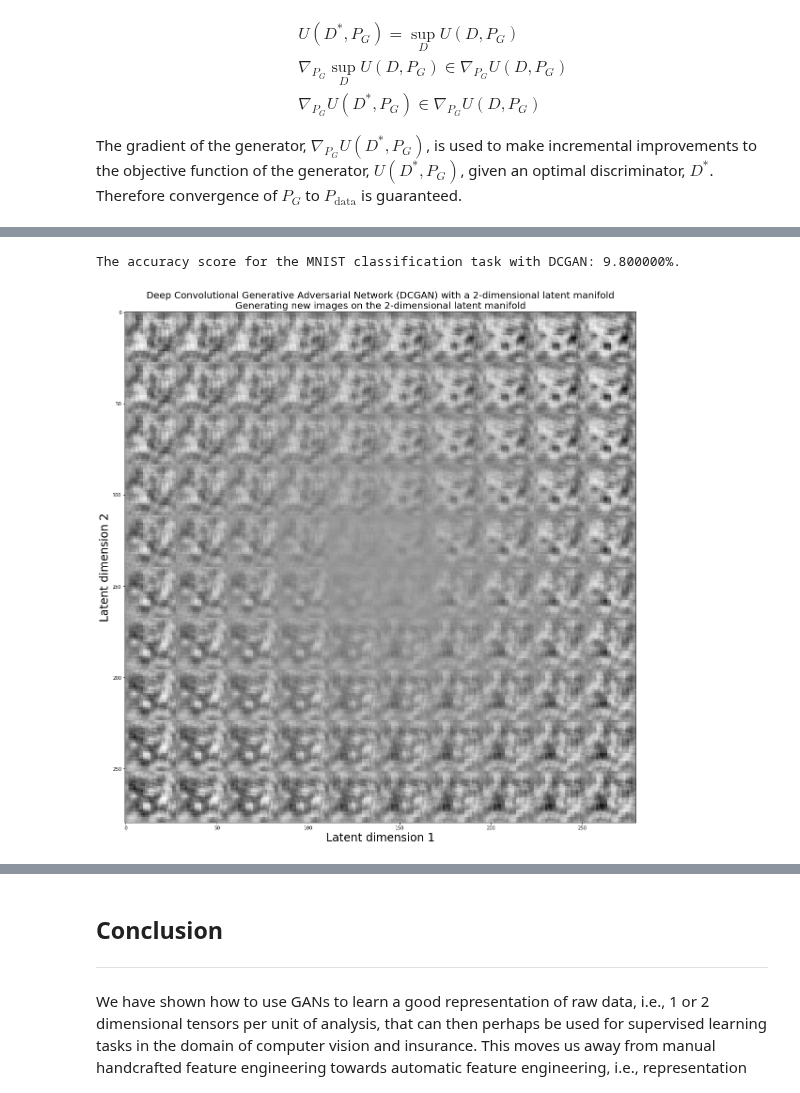
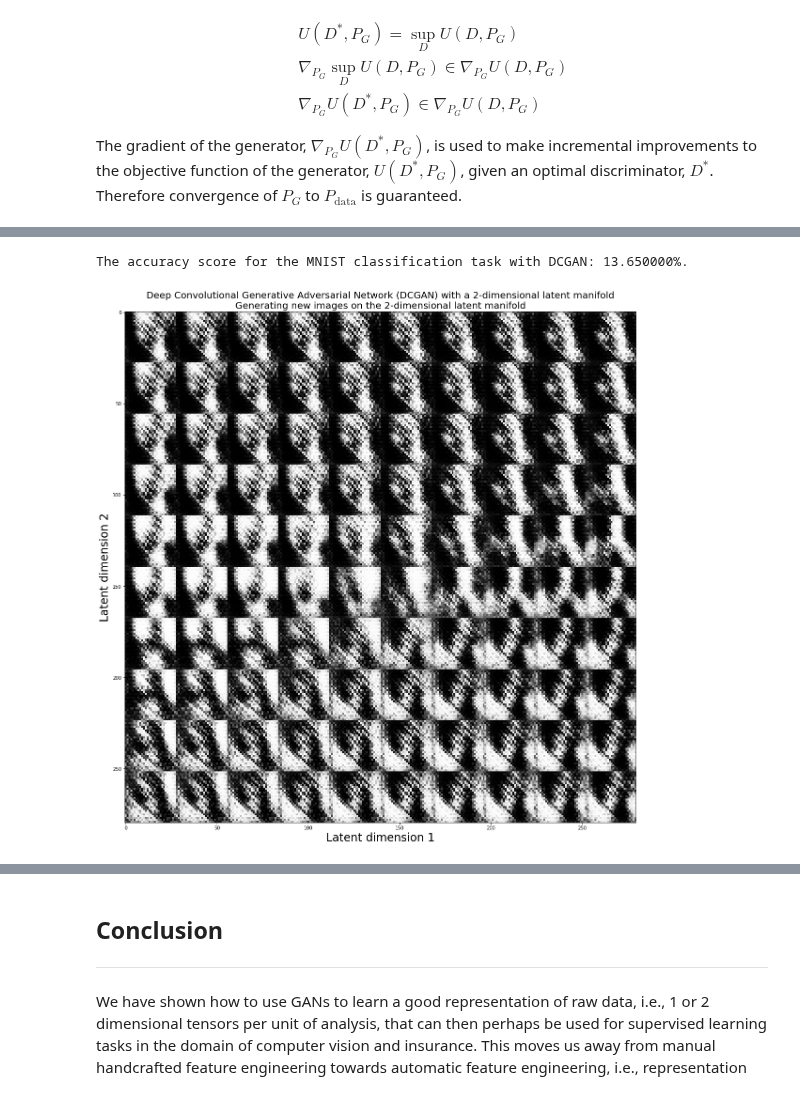
Before and after one commit to hamaadshah/gan_deeplearning4j, a Jupyter notebook: Python/gan.ipynb, the cells around one changed output, grey strips where cells are left out. Saved outputs shown, nothing was run; the diff lists cells and outputs as text; code cells hidden in the pictures.

```diff
--- a/Python/gan.ipynb
+++ b/Python/gan.ipynb
@@ -365,29 +365,29 @@ Another way perhaps is to check if the features learnt by the discriminator are
 
 ![](Dens_Plots_Actual_Generated_Lattices.png)
 # %%
-out_feat = pd.read_csv(filepath_or_buffer=dl4j_res_path + "mnist_test_predictions.csv",
+out_feat = pd.read_csv(filepath_or_buffer=dl4j_res_path + "mnist_test_predictions_10.csv",
                        header=None)
 acc_dcgan = sum(out_feat.idxmax(axis=1) == y_test) / y_test.shape[0]
 print("The accuracy score for the MNIST classification task with DCGAN: %.6f%%." % (acc_dcgan * 100))
 # %% [output]
-The accuracy score for the MNIST classification task with DCGAN: 9.800000%.
+The accuracy score for the MNIST classification task with DCGAN: 13.650000%.
 # %%
-out = pd.read_csv(filepath_or_buffer=dl4j_res_path + "out_1.csv", header=None)
+out = pd.read_csv(filepath_or_buffer=dl4j_res_path + "out_10.csv", header=None)
 digit_size = 28
 n = 10
 figure = np.zeros((digit_size * n, digit_size * n))
 
 counter = 0
 for i in range(n):
     for j in range(n):
         figure[i * digit_size: (i + 1) * digit_size, j * digit_size: (j + 1) * digit_size] = out.iloc[counter].reshape(digit_size, digit_size)
         counter = counter + 1
 
 plt.figure(figsize=(20, 20))
 plt.title("Deep Convolutional Generative Adversarial Network (DCGAN) with a 2-dimensional latent manifold\nGenerating new images on the 2-dimensional latent manifold", fontsize=20)
 plt.xlabel("Latent dimension 1", fontsize=24)
 plt.ylabel("Latent dimension 2", fontsize=24)
 plt.imshow(figure, cmap="Greys_r")
 plt.savefig(fname="DCGAN_Generated_Images.png")
 # %% [output]
-[figure, old version]
+[figure, new version]
```
Also changed, not shown: parts of 2 cells of this notebook, 3 other files.
